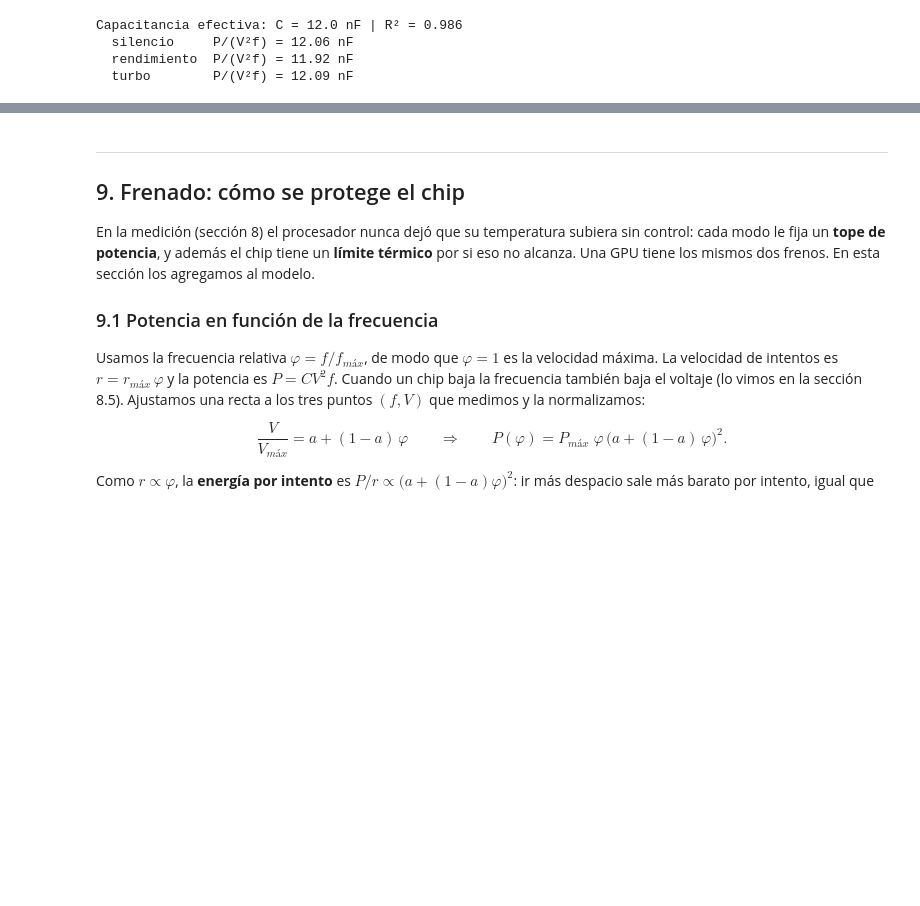
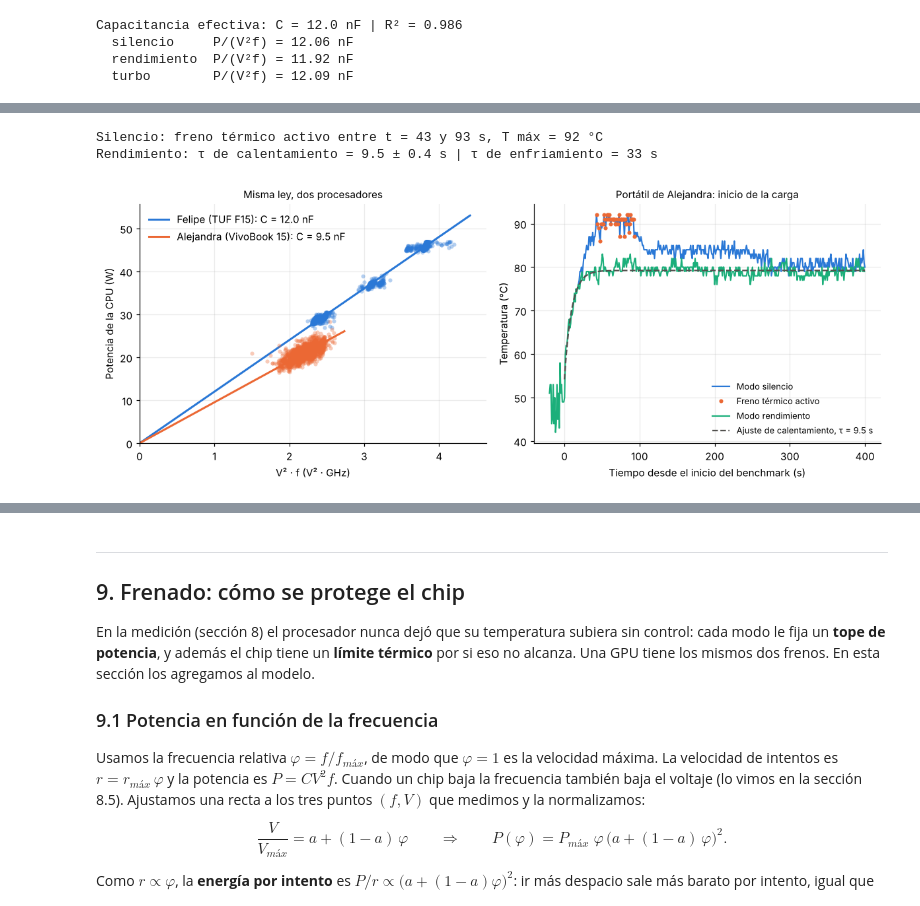
Before and after one commit to Byrojito/Proyecto_f-sicaA, a Jupyter notebook: proyecto.ipynb, the cells around one changed output, grey strips where cells are left out. Cells and saved outputs as stored; diff of their text form; code cells hidden in the pictures; blank space fills up the shorter version.

Commit message:
Medición de Alejandra: segundo equipo, freno térmico observado y curva de calentamiento

```diff
--- a/proyecto.ipynb
+++ b/proyecto.ipynb
@@ -285,7 +285,14 @@ COLUMNAS_HWINFO = {
     "f": ["Relojes efectivos núcleo (avg) [MHz]", "Core Effective Clocks (avg) [MHz]"],
     "V": ["Core VIDs (avg) [V]", "VID núcleo (avg) [V]", "CPU Core Voltage (SVI2 TFN) [V]"],
     "ventilador": ["CPU [RPM]"],
+    "freno_termico": ["Desaceleración térmica del núcleo (avg) [Yes/No]", "Core Thermal Throttling (avg) [Yes/No]"],
 }
+
+def _numero(texto):
+    # HWiNFO escribe números o Sí/No
+    if texto in ("Sí", "Si", "Yes"): return 1.0
+    if texto == "No": return 0.0
+    return float(texto)
 
 def leer_hwinfo(ruta, inicio):
     # Devuelve el tiempo en segundos medido desde el inicio del benchmark
@@ -296,7 +303,7 @@ def leer_hwinfo(ruta, inicio):
     salida = {"t": np.array([(_hora_hwinfo(r[0], r[1]) - inicio).total_seconds() for r in datos])}
     for clave, nombres in COLUMNAS_HWINFO.items():
         i = next((encabezado.index(n) for n in nombres if n in encabezado), None)
-        salida[clave] = np.array([float(r[i]) for r in datos]) if i is not None else None
+        salida[clave] = np.array([_numero(r[i]) for r in datos]) if i is not None else None
     return salida
 
 bm = leer_benchmark(DATOS + "felipe_silencio_benchmark.csv")
@@ -530,0 +550,11 @@ Capacitancia efectiva: C = 12.0 nF | R² = 0.986
+# %%
+resultados_ale = {modo: resumen("alejandra", modo) for modo in ["silencio", "rendimiento"]}
+todas = [("Felipe", m, resultados[m]) for m in MODOS] + [("Alejandra", m, x) for m, x in resultados_ale.items()]
+
+print(f"{'Equipo':10s}{'Modo':12s}{'hash/s':>9s}{'P (W)':>7s}{'V (V)':>7s}{'T (°C)':>7s}{'vent.':>7s}"
+      f"{'µJ/hash':>9s}{'R_th':>6s}{'τ enfr. (s)':>13s}{'P/(V²f) (nF)':>14s}")
+for quien, modo, x in todas:
+    P_m, V_m, f_m = x["muestras"]
+    C_m = np.mean(P_m / (V_m**2 * f_m * 1e6)) * 1e9
+    print(f"{quien:10s}{modo:12s}{x['r']:9.2e}{x['P']:7.1f}{x['V']:7.3f}{x['T']:7.1f}{x['ventilador']:7.0f}"
+          f"{x['E_hash'] * 1e6:9.2f}{x['R_th']:6.2f}{x['tau']:8.0f} ± {x['err_tau']:<3.0f}{C_m:12.2f}")
@@ -530,0 +575,51 @@ Capacitancia efectiva: C = 12.0 nF | R² = 0.986
+# %%
+fig, (ax1, ax2) = plt.subplots(1, 2, figsize=(11, 4.3))
+
+# Izquierda: P contra V²f para los dos procesadores
+for nombre, grupo, color in [("Felipe (TUF F15)", [resultados[m] for m in MODOS], AZUL),
+                             ("Alejandra (VivoBook 15)", list(resultados_ale.values()), NARANJA)]:
+    x = np.concatenate([g["muestras"][1]**2 * g["muestras"][2] * 1e6 for g in grupo])
+    P_g = np.concatenate([g["muestras"][0] for g in grupo])
+    C_g = np.sum(x * P_g) / np.sum(x**2)
+    ax1.plot(x / 1e9, P_g, "o", color=color, ms=4, alpha=0.35, mec="none")
+    x_l = np.linspace(0, x.max() * 1.05, 50)
+    ax1.plot(x_l / 1e9, C_g * x_l, color=color, lw=2, label=f"{nombre}: C = {C_g * 1e9:.1f} nF")
+ax1.set_xlim(left=0); ax1.set_ylim(bottom=0)
+ax1.set_xlabel("V² · f (V² · GHz)")
+ax1.set_ylabel("Potencia de la CPU (W)")
+ax1.set_title("Misma ley, dos procesadores", fontsize=10)
+ax1.legend(loc="upper left")
+
+# Derecha: primeros 400 s de carga en los dos modos de Alejandra
+def calentamiento(t, T_inf, A, tau):
+    return T_inf - A * np.exp(-t / tau)
+
+for modo, color in [("silencio", AZUL), ("rendimiento", AGUA)]:
+    h = resultados_ale[modo]["hw"]
+    m = (h["t"] >= -20) & (h["t"] <= 400)
+    ax2.plot(h["t"][m], h["T"][m], color=color, lw=1.4, label=f"Modo {modo}")
+    if modo == "silencio":
+        frena = m & (h["freno_termico"] == 1)
+        ax2.plot(h["t"][frena], h["T"][frena], "o", color=NARANJA, ms=4, mec="none",
+                 label="Freno térmico activo")
+        print(f"Silencio: freno térmico activo entre t = {h['t'][frena].min():.0f} y {h['t'][frena].max():.0f} s, "
+              f"T máx = {h['T'][m].max():.0f} °C")
+    else:
+        mc = (h["t"] >= 0) & (h["t"] <= 400)
+        (T_inf_c, A_c, tau_cal), cov_c = curve_fit(calentamiento, h["t"][mc], h["T"][mc], p0=[80, 30, 20])
+        t_f = np.linspace(0, 400, 300)
+        ax2.plot(t_f, calentamiento(t_f, T_inf_c, A_c, tau_cal), "--", color=GRIS, lw=1.5,
+                 label=f"Ajuste de calentamiento, τ = {tau_cal:.1f} s")
+        print(f"Rendimiento: τ de calentamiento = {tau_cal:.1f} ± {np.sqrt(cov_c[2, 2]):.1f} s | "
+              f"τ de enfriamiento = {resultados_ale['rendimiento']['tau']:.0f} s")
+ax2.set_xlabel("Tiempo desde el inicio del benchmark (s)")
+ax2.set_ylabel("Temperatura (°C)")
+ax2.set_title("Portátil de Alejandra: inicio de la carga", fontsize=10)
+ax2.legend(loc="lower right", fontsize=8.5)
+fig.tight_layout()
+fig.savefig("figuras/segundo_equipo.png", dpi=200)
+plt.show()
+# %% [output]
+Silencio: freno térmico activo entre t = 43 y 93 s, T máx = 92 °C
+Rendimiento: τ de calentamiento = 9.5 ± 0.4 s | τ de enfriamiento = 33 s
+[figure, added]
```
Also changed, not shown: parts of 6 cells of this notebook, 2 other files.
